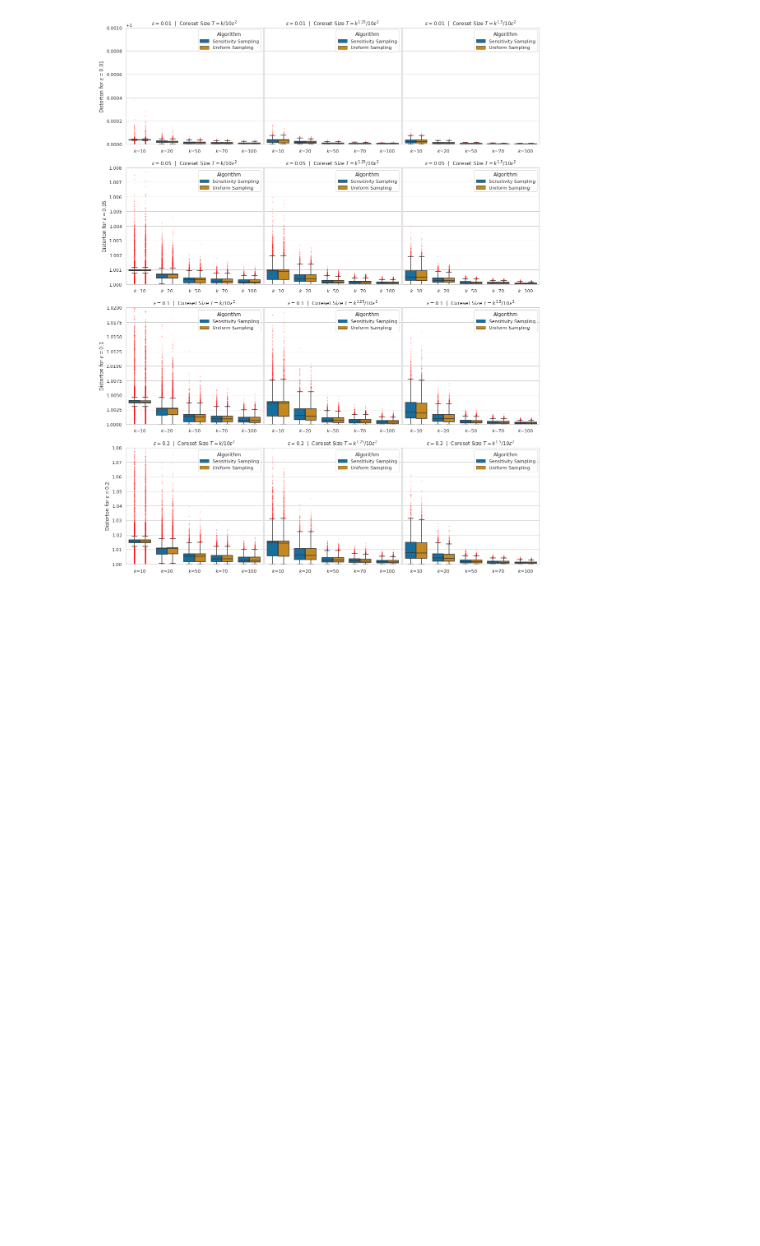
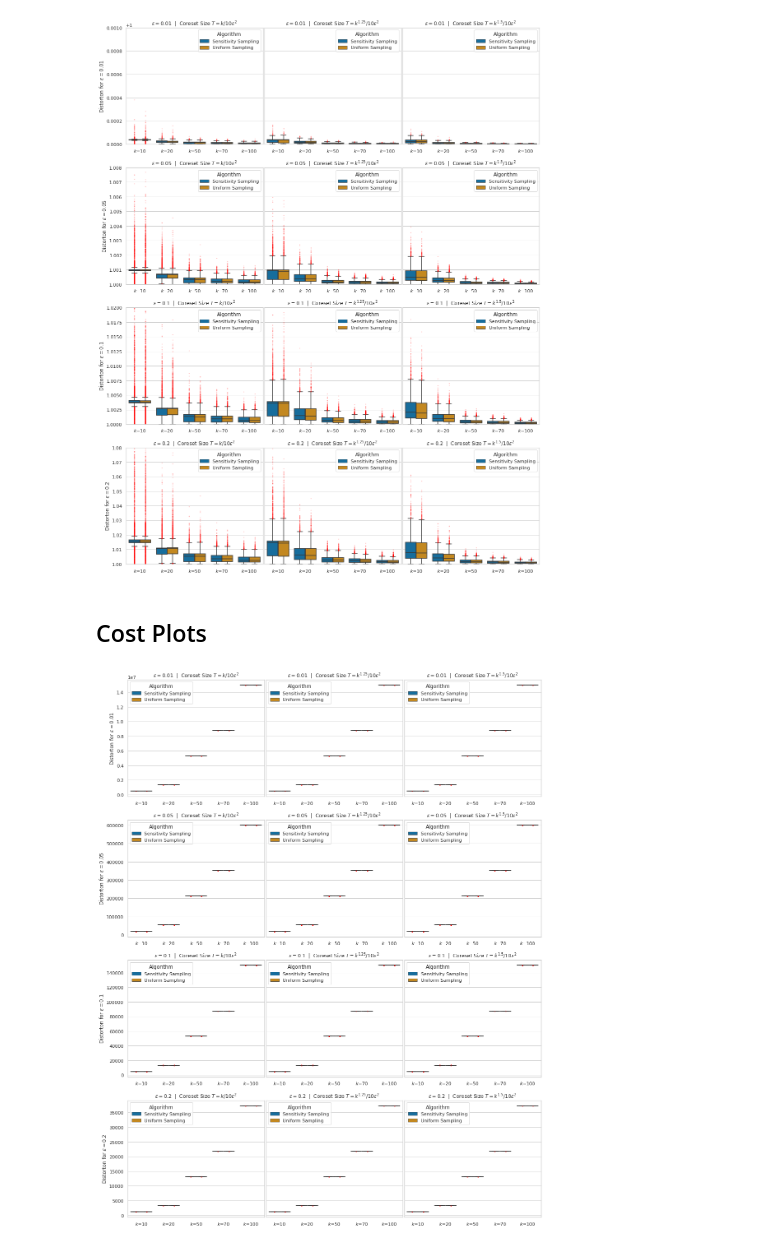
Before and after one commit to sheikhomar/yace, a Jupyter notebook: notebooks/09-results-instance-1.ipynb, the cells around one changed output. Drawn from its saved outputs; the diff is of its cells as text; code cells hidden in the pictures; blank space fills up the shorter version.

```diff
--- a/notebooks/09-results-instance-1.ipynb
+++ b/notebooks/09-results-instance-1.ipynb
@@ -191,3 +195,44 @@ fig.subplots_adjust(wspace=0.01)
 fig.savefig(f"plots-boxplot-distortions-instance-1.pdf", bbox_inches="tight")
 # %% [output]
 [figure]
+# %% [markdown]
+## Cost Plots
+# %%
+coreset_sizes = np.sort(df_prefiltered["coreset_size_formatted"].unique())
+epsilons = np.sort(df_prefiltered["epsilon"].unique())
+n_rows = len(epsilons)
+n_cols = len(coreset_sizes)
+fig, axes = plt.subplots(nrows=n_rows, ncols=n_cols, sharey=False, figsize=(18, n_rows*6))
+
+outlier_points_props = dict(
+    markerfacecolor='None',
+    markersize=1,
+    marker='o',
+    markeredgecolor=plt_colors.colorConverter.to_rgba('red', alpha=.3),
+)
+
+for i, epsilon in enumerate(epsilons):
+    for j, coreset_size_fmt in enumerate(coreset_sizes):
+        ax = axes[i, j] # axes[i,j]
+        f1 = df_prefiltered["coreset_size_formatted"] == coreset_size_fmt
+        f2 = df_prefiltered["epsilon"] == epsilon
+        df_filtered = df_prefiltered[f1 & f2].copy()
+        df_filtered.sort_values(by=["k", "algorithm_name"], inplace=True)
+        sns.boxplot(
+            data=df_filtered, x="k_formatted", y="input_cost", hue="algorithm_name", palette=algorithm_colors,
+            flierprops=outlier_points_props,
+            ax=ax
+        )
+        ax.set_title(f"$\\epsilon={epsilon}$  |  Coreset Size {coreset_size_fmt} ")
+        ax.set_ylabel(f"Distorton for $\\epsilon={epsilon}$")
+        ax.set_xlabel("")
+        if j > 0:
+            ax.set_ylabel("")
+            ax.set_yticklabels([])
+        if i == 0:
+            ax.set_xlabel("")
+        ax.legend(title="Algorithm")
+fig.subplots_adjust(wspace=0.01)
+fig.savefig(f"plots-boxplot-costs-instance-1.pdf", bbox_inches="tight")
+# %% [output]
+[figure, added]
```
Also changed, not shown: parts of 12 cells of this notebook, 6 other files.
